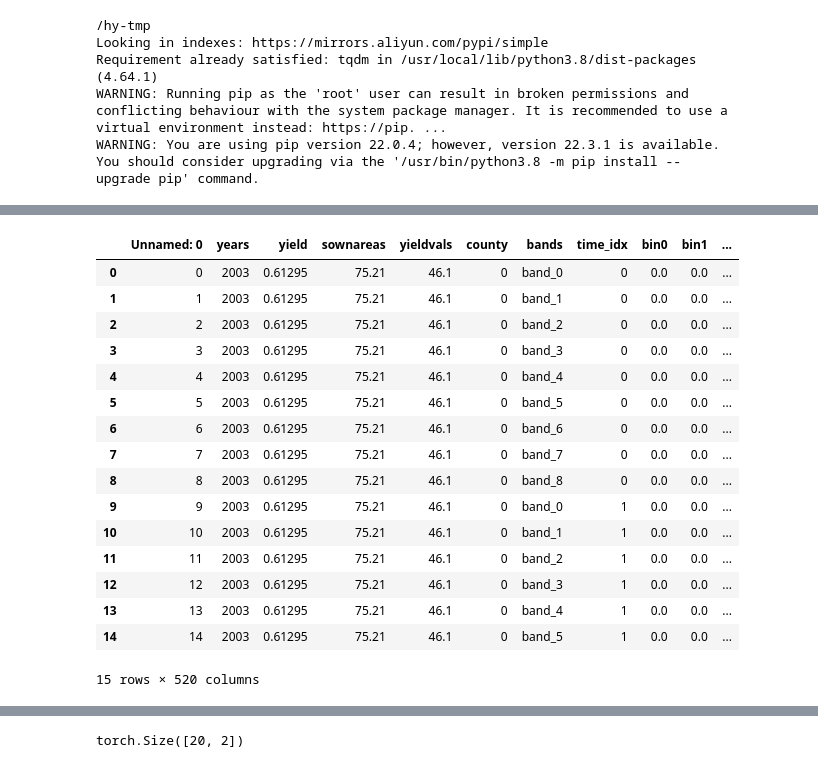
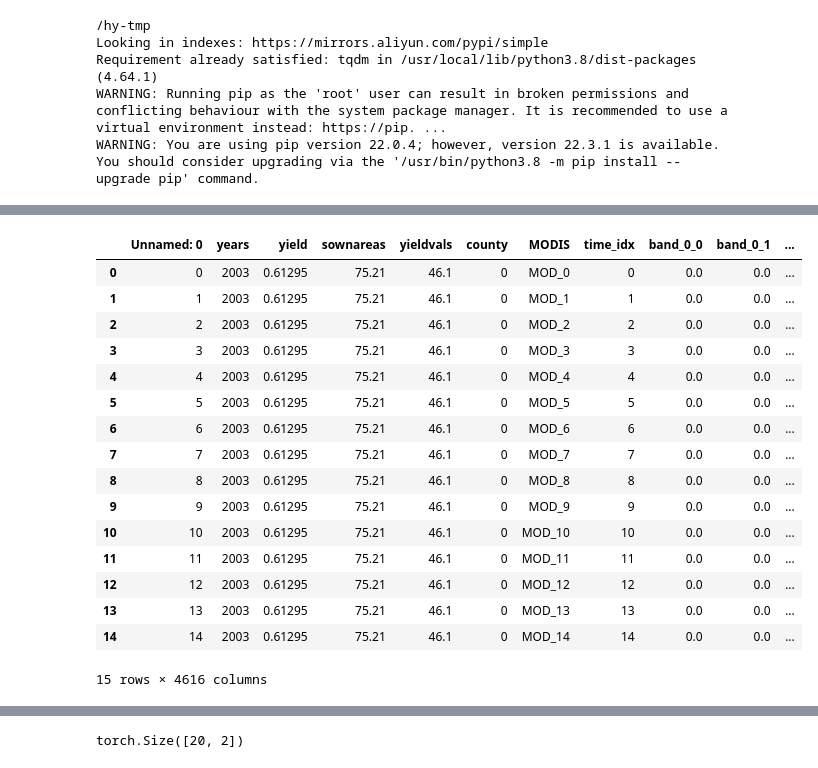
Before and after one commit to koyacolab/china, a Jupyter notebook: ChinaFCNN_light.ipynb, the cells around one changed output, grey strips where cells are left out. Cells and saved outputs as stored; diff of their text form; code cells hidden in the pictures.

Commit message:
onebands FCNN and TFT experiments

```diff
--- a/ChinaFCNN_light.ipynb
+++ b/ChinaFCNN_light.ipynb
@@ -78,25 +78,25 @@ WARNING: Running pip as the 'root' user can result in broken permissions and con
 WARNING: You are using pip version 22.0.4; however, version 22.3.1 is available.
 You should consider upgrading via the '/usr/bin/python3.8 -m pip install --upgrade pip' command.
 # %%
-data = pd.read_csv('corn_china_pandas.csv')  # encoding= 'unicode_escape')
+data = pd.read_csv('corn_china_pandas_onebands.csv')  # encoding= 'unicode_escape')
 
 data[0:15]
 # %% [output]
-|  | Unnamed: 0 | years | yield | sownareas | yieldvals | county | bands | time_idx | bin0 | bin1 | ... |
-| 0 | 0 | 2003 | 0.61295 | 75.21 | 46.1 | 0 | band_0 | 0 | 0.0 | 0.0 | ... |
-| 1 | 1 | 2003 | 0.61295 | 75.21 | 46.1 | 0 | band_1 | 0 | 0.0 | 0.0 | ... |
-| 2 | 2 | 2003 | 0.61295 | 75.21 | 46.1 | 0 | band_2 | 0 | 0.0 | 0.0 | ... |
-| 3 | 3 | 2003 | 0.61295 | 75.21 | 46.1 | 0 | band_3 | 0 | 0.0 | 0.0 | ... |
-| 4 | 4 | 2003 | 0.61295 | 75.21 | 46.1 | 0 | band_4 | 0 | 0.0 | 0.0 | ... |
-| 5 | 5 | 2003 | 0.61295 | 75.21 | 46.1 | 0 | band_5 | 0 | 0.0 | 0.0 | ... |
-| 6 | 6 | 2003 | 0.61295 | 75.21 | 46.1 | 0 | band_6 | 0 | 0.0 | 0.0 | ... |
-| 7 | 7 | 2003 | 0.61295 | 75.21 | 46.1 | 0 | band_7 | 0 | 0.0 | 0.0 | ... |
-| 8 | 8 | 2003 | 0.61295 | 75.21 | 46.1 | 0 | band_8 | 0 | 0.0 | 0.0 | ... |
-| 9 | 9 | 2003 | 0.61295 | 75.21 | 46.1 | 0 | band_0 | 1 | 0.0 | 0.0 | ... |
-| 10 | 10 | 2003 | 0.61295 | 75.21 | 46.1 | 0 | band_1 | 1 | 0.0 | 0.0 | ... |
-| 11 | 11 | 2003 | 0.61295 | 75.21 | 46.1 | 0 | band_2 | 1 | 0.0 | 0.0 | ... |
-| 12 | 12 | 2003 | 0.61295 | 75.21 | 46.1 | 0 | band_3 | 1 | 0.0 | 0.0 | ... |
-| 13 | 13 | 2003 | 0.61295 | 75.21 | 46.1 | 0 | band_4 | 1 | 0.0 | 0.0 | ... |
-| 14 | 14 | 2003 | 0.61295 | 75.21 | 46.1 | 0 | band_5 | 1 | 0.0 | 0.0 | ... |
+|  | Unnamed: 0 | years | yield | sownareas | yieldvals | county | MODIS | time_idx | band_0_0 | band_0_1 | ... |
+| 0 | 0 | 2003 | 0.61295 | 75.21 | 46.1 | 0 | MOD_0 | 0 | 0.0 | 0.0 | ... |
+| 1 | 1 | 2003 | 0.61295 | 75.21 | 46.1 | 0 | MOD_1 | 1 | 0.0 | 0.0 | ... |
+| 2 | 2 | 2003 | 0.61295 | 75.21 | 46.1 | 0 | MOD_2 | 2 | 0.0 | 0.0 | ... |
+| 3 | 3 | 2003 | 0.61295 | 75.21 | 46.1 | 0 | MOD_3 | 3 | 0.0 | 0.0 | ... |
+| 4 | 4 | 2003 | 0.61295 | 75.21 | 46.1 | 0 | MOD_4 | 4 | 0.0 | 0.0 | ... |
+| 5 | 5 | 2003 | 0.61295 | 75.21 | 46.1 | 0 | MOD_5 | 5 | 0.0 | 0.0 | ... |
+| 6 | 6 | 2003 | 0.61295 | 75.21 | 46.1 | 0 | MOD_6 | 6 | 0.0 | 0.0 | ... |
+| 7 | 7 | 2003 | 0.61295 | 75.21 | 46.1 | 0 | MOD_7 | 7 | 0.0 | 0.0 | ... |
+| 8 | 8 | 2003 | 0.61295 | 75.21 | 46.1 | 0 | MOD_8 | 8 | 0.0 | 0.0 | ... |
+| 9 | 9 | 2003 | 0.61295 | 75.21 | 46.1 | 0 | MOD_9 | 9 | 0.0 | 0.0 | ... |
+| 10 | 10 | 2003 | 0.61295 | 75.21 | 46.1 | 0 | MOD_10 | 10 | 0.0 | 0.0 | ... |
+| 11 | 11 | 2003 | 0.61295 | 75.21 | 46.1 | 0 | MOD_11 | 11 | 0.0 | 0.0 | ... |
+| 12 | 12 | 2003 | 0.61295 | 75.21 | 46.1 | 0 | MOD_12 | 12 | 0.0 | 0.0 | ... |
+| 13 | 13 | 2003 | 0.61295 | 75.21 | 46.1 | 0 | MOD_13 | 13 | 0.0 | 0.0 | ... |
+| 14 | 14 | 2003 | 0.61295 | 75.21 | 46.1 | 0 | MOD_14 | 14 | 0.0 | 0.0 | ... |
-15 rows × 520 columns
+15 rows × 4616 columns
 # %%
```
Also changed, not shown: parts of 7 cells of this notebook, 3 other files.
